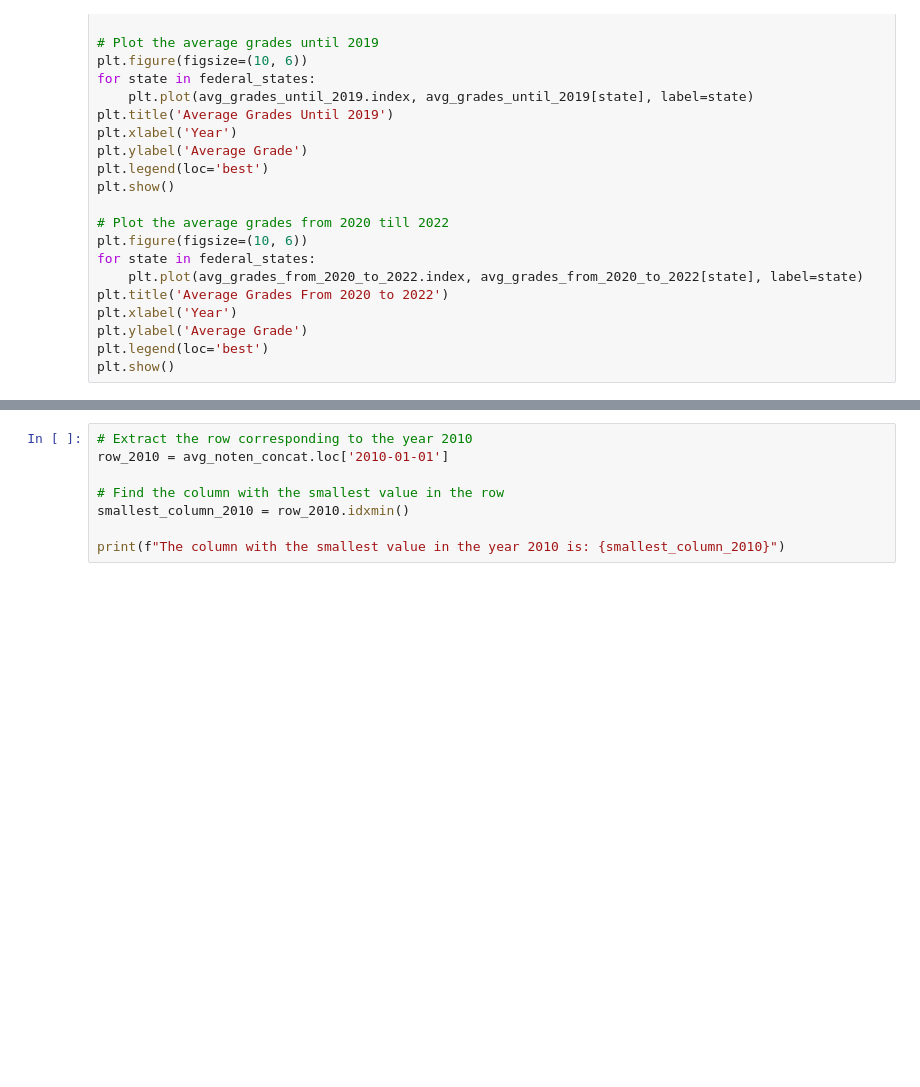
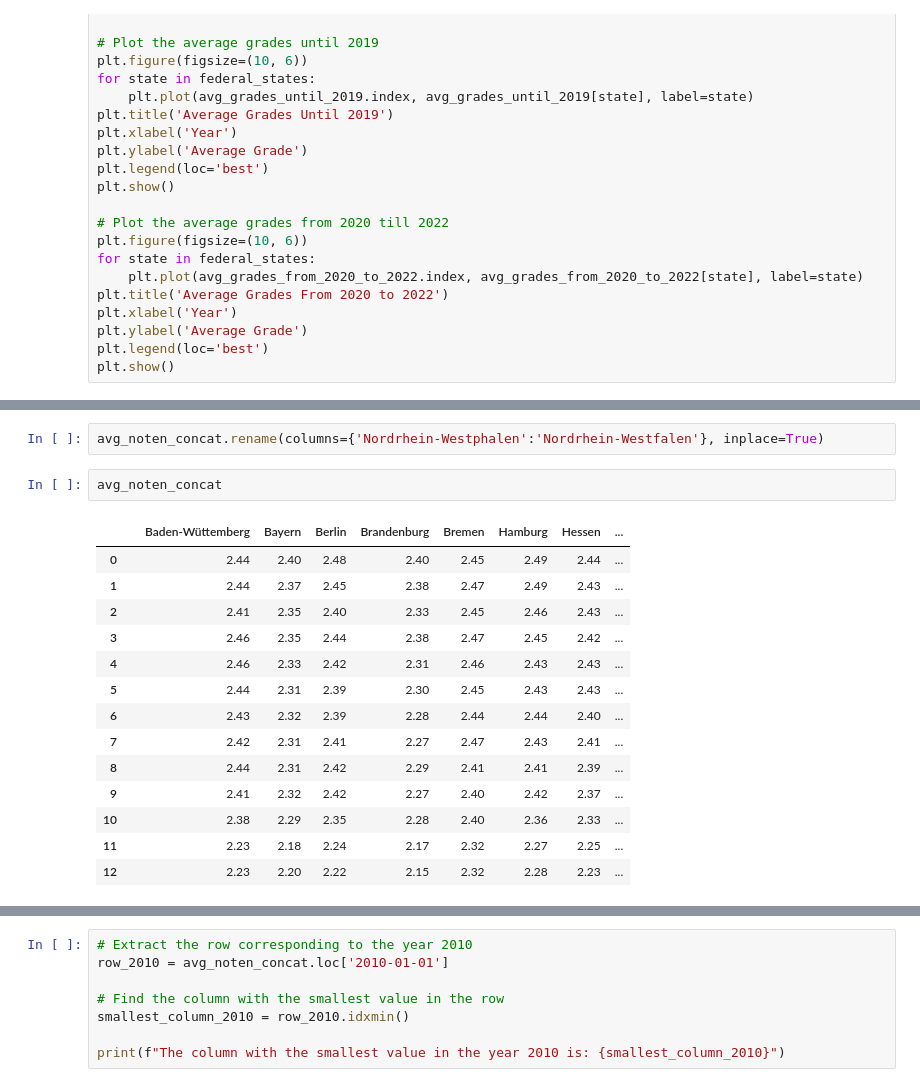
Before and after one commit to Stargazer-ger/capstone_project_hh_23_1, a Jupyter notebook: eda_capstone_avg_grades_kk.ipynb, the cells around one changed output, grey strips where cells are left out. Saved outputs shown, nothing was run; the diff lists cells and outputs as text; blank space fills up the shorter version.

```diff
--- a/eda_capstone_avg_grades_kk.ipynb
+++ b/eda_capstone_avg_grades_kk.ipynb
@@ -227,3 +240,22 @@ plt.show()
+# %%
+avg_noten_concat.rename(columns={'Nordrhein-Westphalen':'Nordrhein-Westfalen'}, inplace=True)
+# %%
+avg_noten_concat
+# %% [output]
+|  |  | Baden-Wüttemberg | Bayern | Berlin | Brandenburg | Bremen | Hamburg | Hessen | ... |
+| 0 |  | 2.44 | 2.40 | 2.48 | 2.40 | 2.45 | 2.49 | 2.44 | ... |
+| 1 |  | 2.44 | 2.37 | 2.45 | 2.38 | 2.47 | 2.49 | 2.43 | ... |
+| 2 |  | 2.41 | 2.35 | 2.40 | 2.33 | 2.45 | 2.46 | 2.43 | ... |
+| 3 |  | 2.46 | 2.35 | 2.44 | 2.38 | 2.47 | 2.45 | 2.42 | ... |
+| 4 |  | 2.46 | 2.33 | 2.42 | 2.31 | 2.46 | 2.43 | 2.43 | ... |
+| 5 |  | 2.44 | 2.31 | 2.39 | 2.30 | 2.45 | 2.43 | 2.43 | ... |
+| 6 |  | 2.43 | 2.32 | 2.39 | 2.28 | 2.44 | 2.44 | 2.40 | ... |
+| 7 |  | 2.42 | 2.31 | 2.41 | 2.27 | 2.47 | 2.43 | 2.41 | ... |
+| 8 |  | 2.44 | 2.31 | 2.42 | 2.29 | 2.41 | 2.41 | 2.39 | ... |
+| 9 |  | 2.41 | 2.32 | 2.42 | 2.27 | 2.40 | 2.42 | 2.37 | ... |
+| 10 |  | 2.38 | 2.29 | 2.35 | 2.28 | 2.40 | 2.36 | 2.33 | ... |
+| 11 |  | 2.23 | 2.18 | 2.24 | 2.17 | 2.32 | 2.27 | 2.25 | ... |
+| 12 |  | 2.23 | 2.20 | 2.22 | 2.15 | 2.32 | 2.28 | 2.23 | ... |
 # %%
 # Create a DataFrame from the dataset
 #df = pd.DataFrame(data, index=index)
```
Also changed, not shown: parts of 7 cells of this notebook, 12 other files.
